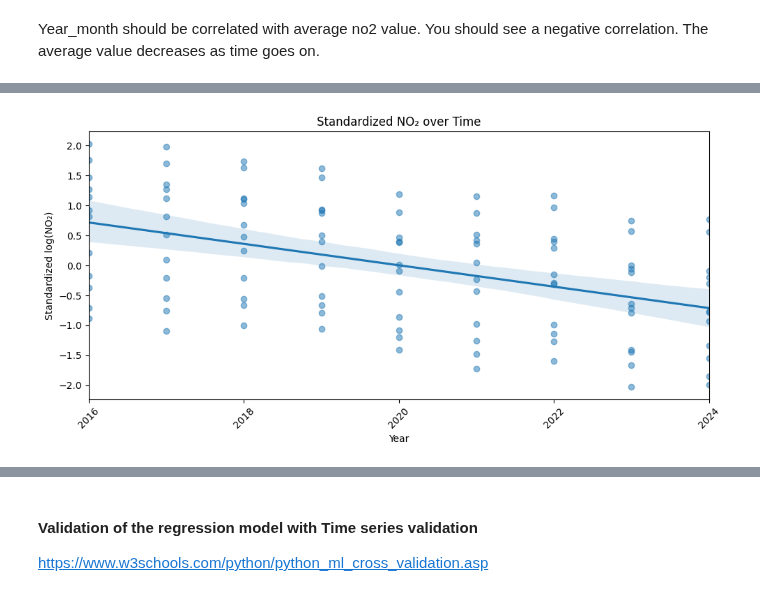
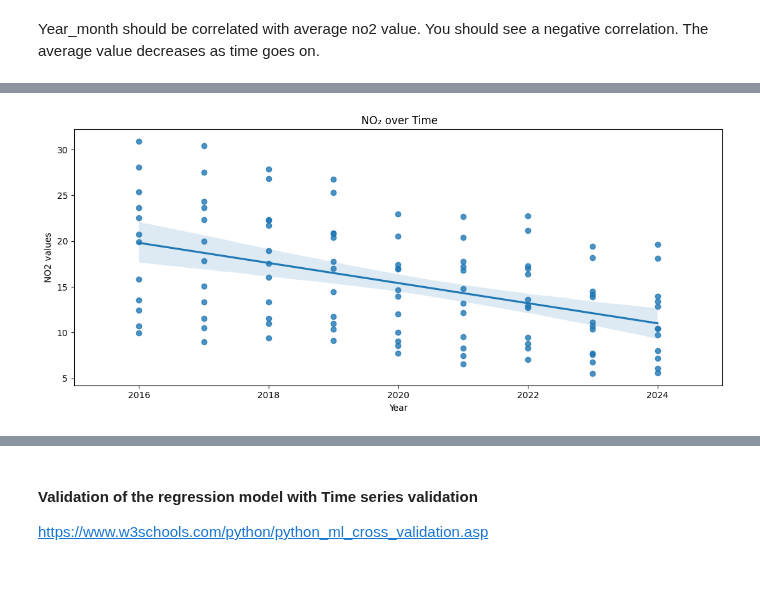
Before and after one commit to R-Zaid/DSS-project, a Jupyter notebook: main/Prediction/NO2_dataset.ipynb, the cells around one changed output, grey strips where cells are left out. Saved outputs shown, nothing was run; the diff lists cells and outputs as text; code cells hidden in the pictures.

```diff
--- a/main/Prediction/NO2_dataset.ipynb
+++ b/main/Prediction/NO2_dataset.ipynb
@@ -838,23 +900,19 @@ Year_month should be correlated with average no2 value. You should see a negativ
 # %%
 import matplotlib.pyplot as plt
 
-dfstandardizationNO2['Year'] = dfstandardizationNO2['Year'].astype(int)
+dfno2['Year'] = dfno2['Year'].astype(int)
 
 plt.figure(figsize=(16, 6))
 plt.scatter(
-    dfstandardizationNO2['Year'],
-    dfstandardizationNO2['Standardized_NO2'],
-    s=12,
-    alpha=0.7
+    dfno2['Year'],
+    dfno2['Average NO2 Value']
 )
 
-plt.title("Standardized log(NO2) over Time")
+plt.title("NO2 over Time")
 plt.xlabel("Year")
-plt.ylabel("Standardized log(NO2)")
+plt.ylabel("NO2 values")
 
-years = sorted(dfstandardizationNO2['Year'].unique())
-plt.xticks(years[::2])  # every 2nd year
+years = sorted(dfno2['Year'].unique())
 
-plt.tight_layout()
 plt.show()
 # %% [output]
@@ -862,34 +920,28 @@ plt.show()
 # %%
 import pandas as pd
 import matplotlib.pyplot as plt
 import seaborn as sns
 
-# Ensure Year is numeric
-dfstandardizationNO2['Year'] = dfstandardizationNO2['Year'].astype(int)
-
 # Plot
-plt.figure(figsize=(10, 5))
+plt.figure(figsize=(11, 5))
 ax = plt.gca()
 
 sns.regplot(
     x='Year',
-    y='Standardized_NO2',
-    data=dfstandardizationNO2,
-    scatter_kws={'alpha': 0.5},
-    robust=True,
+    y='Average NO2 Value',
+    data=dfno2,
     ax=ax
 )
 
 # Labels and formatting
-ax.set_title("Standardized NO₂ over Time")
+ax.set_title(" NO₂ over Time")
 ax.set_xlabel("Year")
-ax.set_ylabel("Standardized log(NO₂)")
+ax.set_ylabel("NO2 values")
 
-years = sorted(dfstandardizationNO2['Year'].unique())
+years = sorted(dfno2['Year'].unique())
 
-ax.set_xlim(dfstandardizationNO2['Year'].min(), dfstandardizationNO2['Year'].max())
+plt.xlim(2015, 2025)
 
-plt.tight_layout()
 plt.show()
 # %% [output]
-[figure, old version]
+[figure, new version]
```
Also changed, not shown: parts of 14 cells of this notebook, 2 other files.
